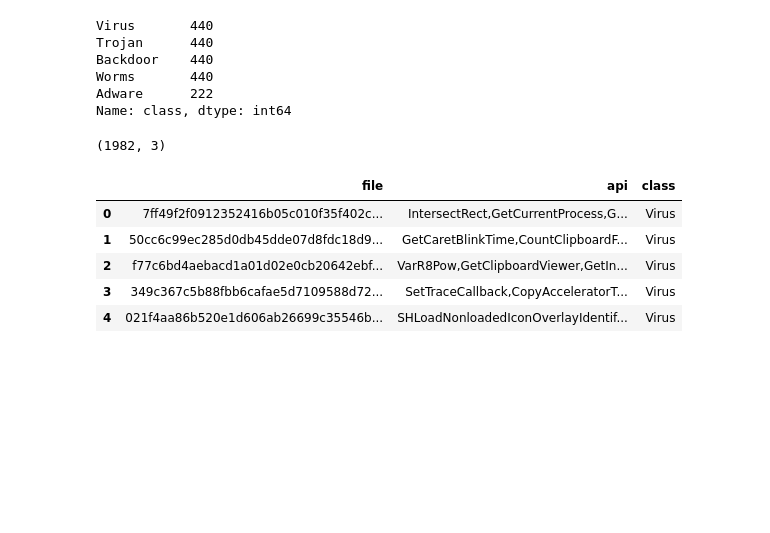
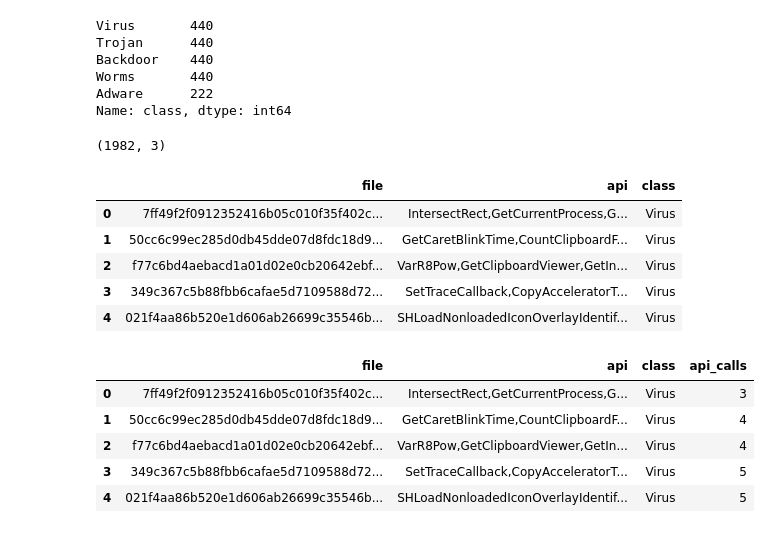
Before and after one commit to bryannalfaro/Lab3-SecDS, a Jupyter notebook: main.ipynb, the cells around one changed output. Saved outputs shown, nothing was run; the diff lists cells and outputs as text; code cells hidden in the pictures; blank space fills up the shorter version.

```diff
--- a/main.ipynb
+++ b/main.ipynb
@@ -109,3 +114,16 @@ df.head()
 | 2 | f77c6bd4aebacd1a01d02e0cb20642ebf... | VarR8Pow,GetClipboardViewer,GetIn... | Virus |
 | 3 | 349c367c5b88fbb6cafae5d7109588d72... | SetTraceCallback,CopyAcceleratorT... | Virus |
 | 4 | 021f4aa86b520e1d606ab26699c35546b... | SHLoadNonloadedIconOverlayIdentif... | Virus |
+# %%
+df.dropna(inplace=True)
+# %%
+#count the amount of api calls
+df['api_calls'] = df['api'].apply(lambda x: len(x.split(',')))
+df.head()
+# %% [output]
+|  | file | api | class | api_calls |
+| 0 | 7ff49f2f0912352416b05c010f35f402c... | IntersectRect,GetCurrentProcess,G... | Virus | 3 |
+| 1 | 50cc6c99ec285d0db45dde07d8fdc18d9... | GetCaretBlinkTime,CountClipboardF... | Virus | 4 |
+| 2 | f77c6bd4aebacd1a01d02e0cb20642ebf... | VarR8Pow,GetClipboardViewer,GetIn... | Virus | 4 |
+| 3 | 349c367c5b88fbb6cafae5d7109588d72... | SetTraceCallback,CopyAcceleratorT... | Virus | 5 |
+| 4 | 021f4aa86b520e1d606ab26699c35546b... | SHLoadNonloadedIconOverlayIdentif... | Virus | 5 |
```
Also changed, not shown: parts of 8 cells of this notebook.
